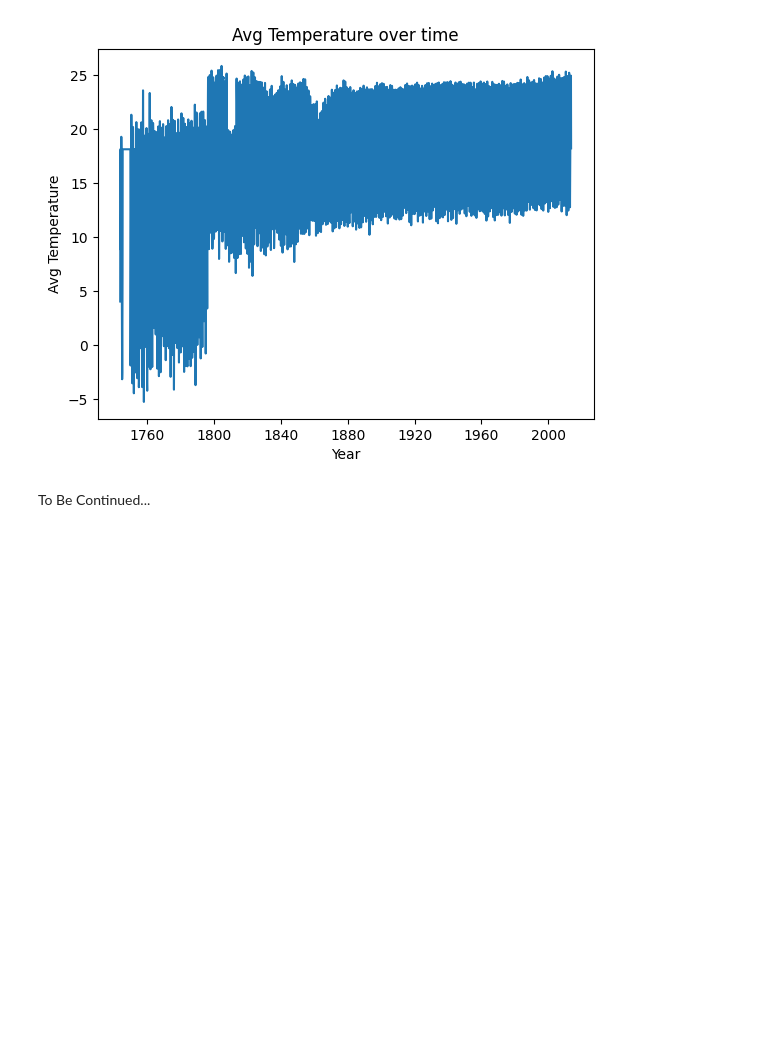
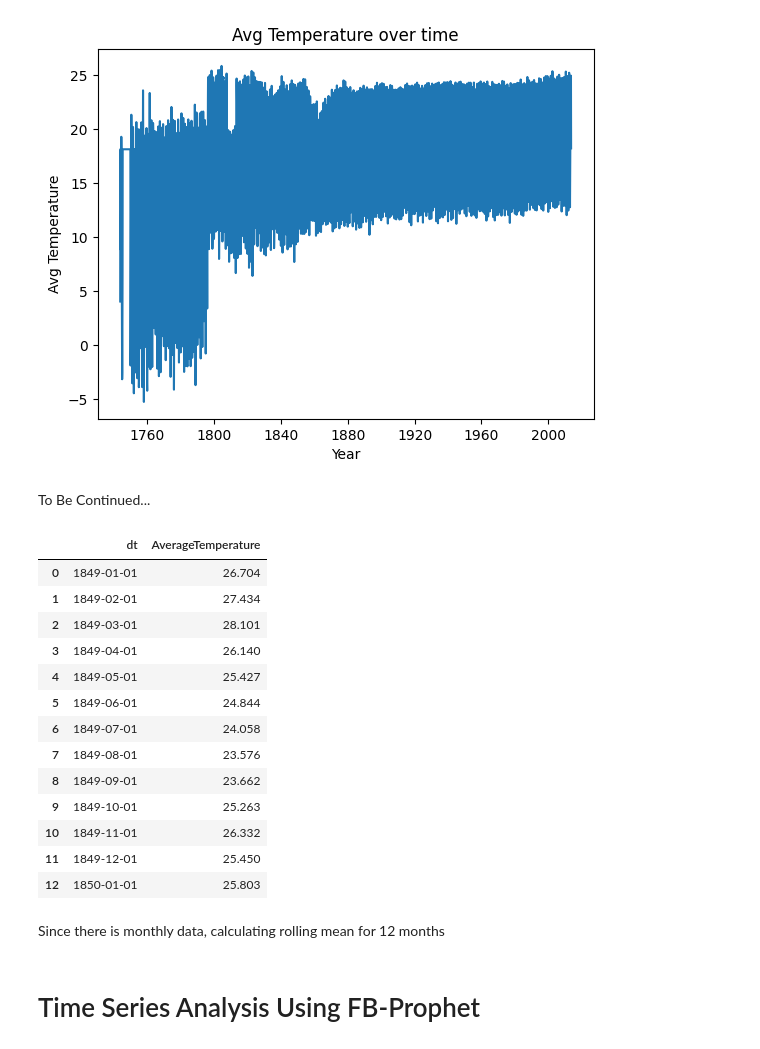
Before and after one commit to shivank124/Kaggle, a Jupyter notebook: global-temperature-records-1850-2022.ipynb, the cells around one changed output. Cells and saved outputs as stored; diff of their text form; code cells hidden in the pictures; blank space fills up the shorter version.

```diff
--- a/global-temperature-records-1850-2022.ipynb
+++ b/global-temperature-records-1850-2022.ipynb
@@ -208,3 +208,24 @@ plt.show()
 [figure]
 # %% [markdown]
 To Be Continued...
+# %%
+df1.head(13)
+# %% [output]
+|  | dt | AverageTemperature |
+| 0 | 1849-01-01 | 26.704 |
+| 1 | 1849-02-01 | 27.434 |
+| 2 | 1849-03-01 | 28.101 |
+| 3 | 1849-04-01 | 26.140 |
+| 4 | 1849-05-01 | 25.427 |
+| 5 | 1849-06-01 | 24.844 |
+| 6 | 1849-07-01 | 24.058 |
+| 7 | 1849-08-01 | 23.576 |
+| 8 | 1849-09-01 | 23.662 |
+| 9 | 1849-10-01 | 25.263 |
+| 10 | 1849-11-01 | 26.332 |
+| 11 | 1849-12-01 | 25.450 |
+| 12 | 1850-01-01 | 25.803 |
+# %% [markdown]
+Since there is monthly data, calculating rolling mean for 12 months
+# %% [markdown]
+# Time Series Analysis Using FB-Prophet
```
Also changed, not shown: parts of 9 cells of this notebook.
